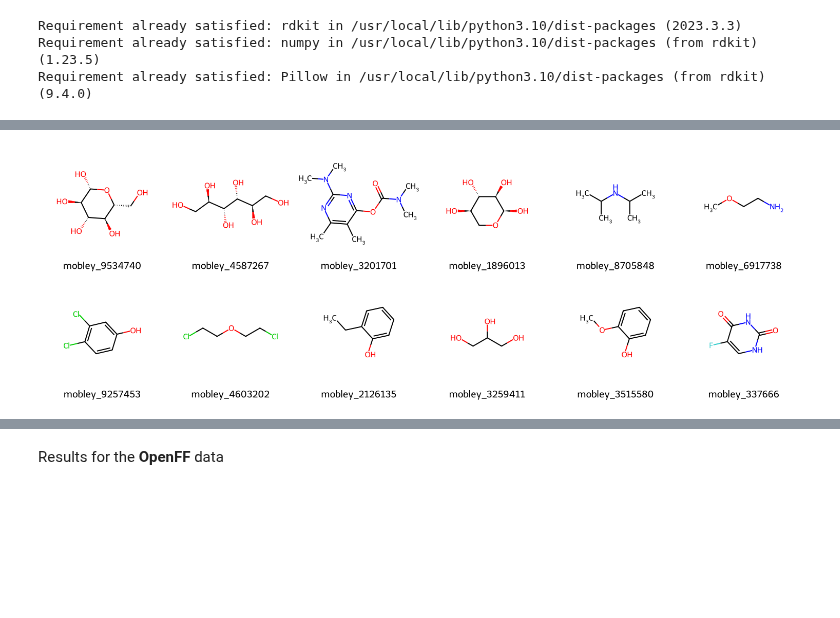
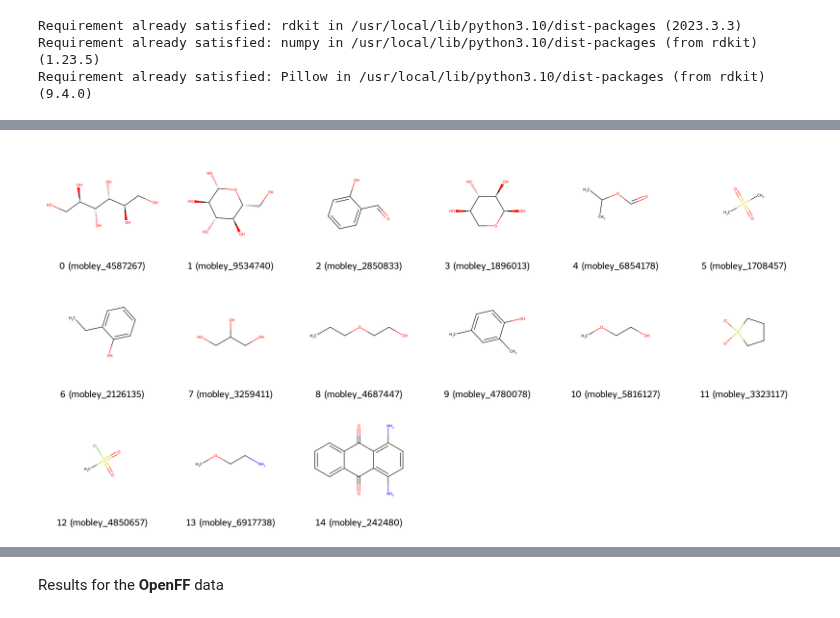
Before and after one commit to JohannesKarwou/notebooks, a Jupyter notebook: combinedDataset.ipynb, the cells around one changed output, grey strips where cells are left out. Cells and saved outputs as stored; diff of their text form; code cells hidden in the pictures; blank space fills up the shorter version.

```diff
--- a/combinedDataset.ipynb
+++ b/combinedDataset.ipynb
@@ -440,7 +445,7 @@ Requirement already satisfied: Pillow in /usr/local/lib/python3.10/dist-packages
 # %%
 # data = pd.read_csv("sample_data/EXS_and_UV_old.csv",skiprows=0)
 data = pd.read_csv("sample_data/combinedDataset.csv")
-data["MM-ML"]=np.abs(data["MM-ASFE [kcal/mol]"]-data["ML-ASFE [kcal/mol]"])
+data["MM-ML"]=(data["MM-ASFE [kcal/mol]"]-data["ML-ASFE [kcal/mol]"])
 # %%
 # data = pd.read_csv("sample_data/EXS_and_UV.csv")
 data.loc[:, "numRotBonds"] = np.nan
@@ -696,6 +646,6 @@ Index(['Mol_ID', 'Exp [kcal/mol]', 'MM-ASFE [kcal/mol]',
 # %%
-outlier_cgenff = ["mobley_1896013","mobley_9257453","mobley_9534740","mobley_337666","mobley_2126135","mobley_3515580","mobley_3201701","mobley_8705848","mobley_6917738","mobley_3259411","mobley_4603202","mobley_4587267"]
-outlier_openff = ["mobley_1896013","mobley_4780078","mobley_3323117","mobley_4850657","mobley_9534740","mobley_2850833","mobley_2126135","mobley_6854178","mobley_3259411","mobley_5816127","mobley_6917738","mobley_4687447","mobley_4587267"]
+outlier_cgenff = ["mobley_7203421","mobley_2958326","mobley_2099370","mobley_1896013","mobley_9257453","mobley_9534740","mobley_337666","mobley_2126135","mobley_3515580","mobley_3201701","mobley_8705848","mobley_6917738","mobley_3259411","mobley_4603202","mobley_4587267"]
+outlier_openff = ["mobley_1708457","mobley_242480","mobley_1896013","mobley_4780078","mobley_3323117","mobley_4850657","mobley_9534740","mobley_2850833","mobley_2126135","mobley_6854178","mobley_3259411","mobley_5816127","mobley_6917738","mobley_4687447","mobley_4587267"]
 # %%
 subset_cgenff = data[data["Mol_ID"].isin(outlier_cgenff)]
 subset_cgenff = subset_cgenff.sort_values(by="Jar correction")
@@ -722,29 +689,25 @@ Name: MM-ML, dtype: float64
 # %%
 name = []
 smiles = []
-correction = []
-# for i, smi in enumerate(subset_cgenff[" SMILES"]):
-#     if smi == smi:
-#         smiles.append(smi)
-        # name.append(subset_cgenff["Mol_ID"])
-for index, row in subset_cgenff.iterrows():
+i=0
+for index, row in subset_openff.iterrows():
   smiles.append(row[" SMILES"])
-  name.append(row["Mol_ID"])
-  correction.append(np.abs(row["Jar correction"]))
+  name.append(f'{i} ({row["Mol_ID"]})')
+  i += 1
 
 ms = [Chem.MolFromSmiles(x) for x in smiles]
 
 # IPythonConsole.drawOptions.baseFontSize = 5
 IPythonConsole.drawOptions.explicitMethyl = True
 IPythonConsole.drawOptions.fixedFontSize = 15
 IPythonConsole.drawOptions.legendFontSize = 35
 
 
 img = Draw.MolsToGridImage(
-    ms, subImgSize=(250, 250), molsPerRow=6, legends=name, returnPNG=True
+    ms, subImgSize=(500, 500), molsPerRow=6, legends=name, returnPNG=True
 )
 img
 
 # svg2png(bytestring=img.data, write_to=f"images/initialRound.png")
 # %% [output]
-[figure, old version]
+[figure, new version]
```
Also changed, not shown: parts of 21 cells of this notebook.
